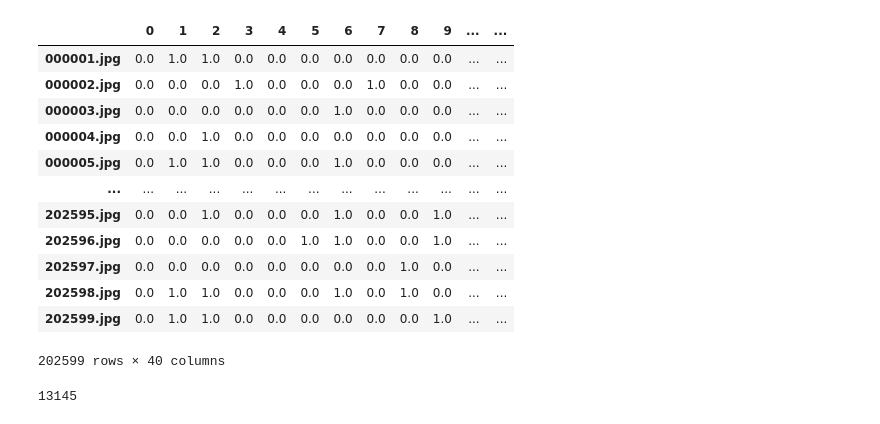
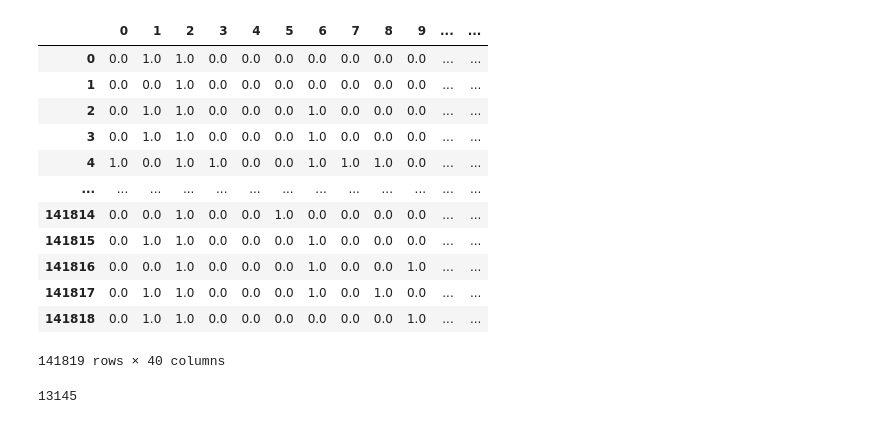
Before and after one commit to shwanliu/FANet, a Jupyter notebook: datasets/Anno/reportAboutdataset.ipynb, the cells around one changed output. Cells and saved outputs as stored; diff of their text form; code cells hidden in the pictures.

```diff
--- a/datasets/Anno/reportAboutdataset.ipynb
+++ b/datasets/Anno/reportAboutdataset.ipynb
@@ -1,7 +1,7 @@
 # %%
 import os
 import numpy as np
-labelPath="list_attr_celeba.txt"
+labelPath="celeba_train.txt"
 import matplotlib.pyplot as plt
 import pandas as pd
 from mlxtend.frequent_patterns import apriori
@@ -12,7 +12,7 @@ index = []
 with open(labelPath,'r') as f:
     lines = f.readlines()
     print(len(lines))
-    x = np.zeros((len(lines)-2,40))
+    x = np.zeros((len(lines),40))
     i = 0
     for line in lines:
         if '.jpg' in line:
@@ -48,22 +48,22 @@ df.tail()
 # %%
 df = pd.DataFrame(x)
 df.astype('boolean')
-df.index=index
+# df.index=index
 df
 # %% [output]
 |  | 0 | 1 | 2 | 3 | 4 | 5 | 6 | 7 | 8 | 9 | ... | ... |
-| 000001.jpg | 0.0 | 1.0 | 1.0 | 0.0 | 0.0 | 0.0 | 0.0 | 0.0 | 0.0 | 0.0 | ... | ... |
-| 000002.jpg | 0.0 | 0.0 | 0.0 | 1.0 | 0.0 | 0.0 | 0.0 | 1.0 | 0.0 | 0.0 | ... | ... |
-| 000003.jpg | 0.0 | 0.0 | 0.0 | 0.0 | 0.0 | 0.0 | 1.0 | 0.0 | 0.0 | 0.0 | ... | ... |
-| 000004.jpg | 0.0 | 0.0 | 1.0 | 0.0 | 0.0 | 0.0 | 0.0 | 0.0 | 0.0 | 0.0 | ... | ... |
-| 000005.jpg | 0.0 | 1.0 | 1.0 | 0.0 | 0.0 | 0.0 | 1.0 | 0.0 | 0.0 | 0.0 | ... | ... |
+| 0 | 0.0 | 1.0 | 1.0 | 0.0 | 0.0 | 0.0 | 0.0 | 0.0 | 0.0 | 0.0 | ... | ... |
+| 1 | 0.0 | 0.0 | 1.0 | 0.0 | 0.0 | 0.0 | 0.0 | 0.0 | 0.0 | 0.0 | ... | ... |
+| 2 | 0.0 | 1.0 | 1.0 | 0.0 | 0.0 | 0.0 | 1.0 | 0.0 | 0.0 | 0.0 | ... | ... |
+| 3 | 0.0 | 1.0 | 1.0 | 0.0 | 0.0 | 0.0 | 1.0 | 0.0 | 0.0 | 0.0 | ... | ... |
+| 4 | 1.0 | 0.0 | 1.0 | 1.0 | 0.0 | 0.0 | 1.0 | 1.0 | 1.0 | 0.0 | ... | ... |
 | ... | ... | ... | ... | ... | ... | ... | ... | ... | ... | ... | ... | ... |
-| 202595.jpg | 0.0 | 0.0 | 1.0 | 0.0 | 0.0 | 0.0 | 1.0 | 0.0 | 0.0 | 1.0 | ... | ... |
-| 202596.jpg | 0.0 | 0.0 | 0.0 | 0.0 | 0.0 | 1.0 | 1.0 | 0.0 | 0.0 | 1.0 | ... | ... |
-| 202597.jpg | 0.0 | 0.0 | 0.0 | 0.0 | 0.0 | 0.0 | 0.0 | 0.0 | 1.0 | 0.0 | ... | ... |
-| 202598.jpg | 0.0 | 1.0 | 1.0 | 0.0 | 0.0 | 0.0 | 1.0 | 0.0 | 1.0 | 0.0 | ... | ... |
-| 202599.jpg | 0.0 | 1.0 | 1.0 | 0.0 | 0.0 | 0.0 | 0.0 | 0.0 | 0.0 | 1.0 | ... | ... |
+| 141814 | 0.0 | 0.0 | 1.0 | 0.0 | 0.0 | 1.0 | 0.0 | 0.0 | 0.0 | 0.0 | ... | ... |
+| 141815 | 0.0 | 1.0 | 1.0 | 0.0 | 0.0 | 0.0 | 1.0 | 0.0 | 0.0 | 0.0 | ... | ... |
+| 141816 | 0.0 | 0.0 | 1.0 | 0.0 | 0.0 | 0.0 | 1.0 | 0.0 | 0.0 | 1.0 | ... | ... |
+| 141817 | 0.0 | 1.0 | 1.0 | 0.0 | 0.0 | 0.0 | 1.0 | 0.0 | 1.0 | 0.0 | ... | ... |
+| 141818 | 0.0 | 1.0 | 1.0 | 0.0 | 0.0 | 0.0 | 0.0 | 0.0 | 0.0 | 1.0 | ... | ... |
-202599 rows × 40 columns
+141819 rows × 40 columns
 # %%
 report = pp.ProfileReport(df)
 report.to_file('report.html')
```
Also changed, not shown: parts of 2 cells of this notebook, 8 other files.
